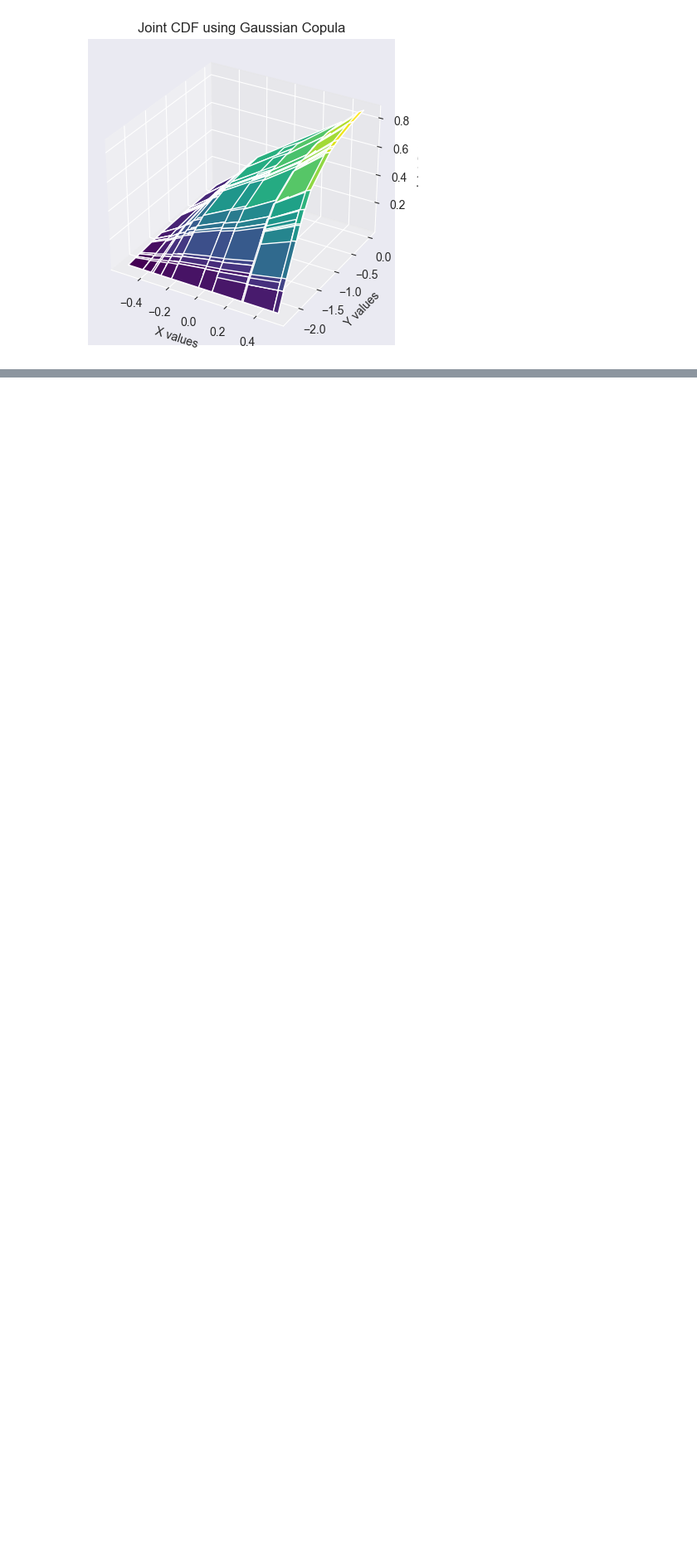
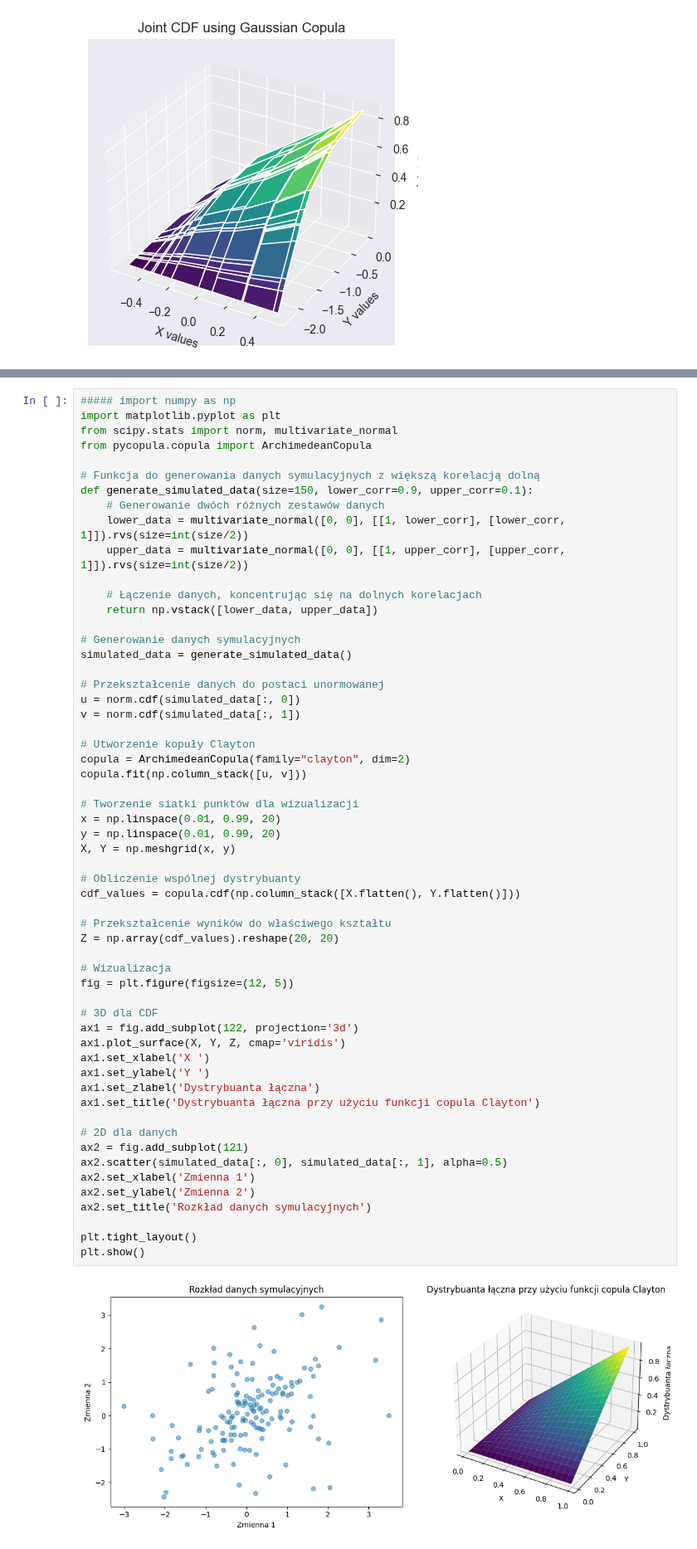
Before and after one commit to D3BINSKI/fraktale-projekt-2, a Jupyter notebook: dystrybucja_normalna_fBm.ipynb, the cells around one changed output, grey strips where cells are left out. Shown at 83% size. Saved outputs shown, nothing was run; the diff lists cells and outputs as text; blank space fills up the shorter version.

```diff
--- a/dystrybucja_normalna_fBm.ipynb
+++ b/dystrybucja_normalna_fBm.ipynb
@@ -185,0 +277,59 @@ divide by zero encountered in power
+# %%
+##### import numpy as np
+import matplotlib.pyplot as plt
+from scipy.stats import norm, multivariate_normal
+from pycopula.copula import ArchimedeanCopula
+
+# Funkcja do generowania danych symulacyjnych z większą korelacją dolną
+def generate_simulated_data(size=150, lower_corr=0.9, upper_corr=0.1):
+    # Generowanie dwóch różnych zestawów danych
+    lower_data = multivariate_normal([0, 0], [[1, lower_corr], [lower_corr, 1]]).rvs(size=int(size/2))
+    upper_data = multivariate_normal([0, 0], [[1, upper_corr], [upper_corr, 1]]).rvs(size=int(size/2))
+
+    # Łączenie danych, koncentrując się na dolnych korelacjach
+    return np.vstack([lower_data, upper_data])
+
+# Generowanie danych symulacyjnych
+simulated_data = generate_simulated_data()
+
+# Przekształcenie danych do postaci unormowanej
+u = norm.cdf(simulated_data[:, 0])
+v = norm.cdf(simulated_data[:, 1])
+
+# Utworzenie kopuły Clayton
+copula = ArchimedeanCopula(family="clayton", dim=2)
+copula.fit(np.column_stack([u, v]))
+
+# Tworzenie siatki punktów dla wizualizacji
+x = np.linspace(0.01, 0.99, 20)
+y = np.linspace(0.01, 0.99, 20)
+X, Y = np.meshgrid(x, y)
+
+# Obliczenie wspólnej dystrybuanty
+cdf_values = copula.cdf(np.column_stack([X.flatten(), Y.flatten()]))
+
+# Przekształcenie wyników do właściwego kształtu
+Z = np.array(cdf_values).reshape(20, 20)
+
+# Wizualizacja
+fig = plt.figure(figsize=(12, 5))
+
+# 3D dla CDF
+ax1 = fig.add_subplot(122, projection='3d')
+ax1.plot_surface(X, Y, Z, cmap='viridis')
+ax1.set_xlabel('X ')
+ax1.set_ylabel('Y ')
+ax1.set_zlabel('Dystrybuanta łączna')
+ax1.set_title('Dystrybuanta łączna przy użyciu funkcji copula Clayton')
+
+# 2D dla danych
+ax2 = fig.add_subplot(121)
+ax2.scatter(simulated_data[:, 0], simulated_data[:, 1], alpha=0.5)
+ax2.set_xlabel('Zmienna 1')
+ax2.set_ylabel('Zmienna 2')
+ax2.set_title('Rozkład danych symulacyjnych')
+
+plt.tight_layout()
+plt.show()
+# %% [output]
+[figure, added]
```
Also changed, not shown: parts of 13 cells of this notebook.
